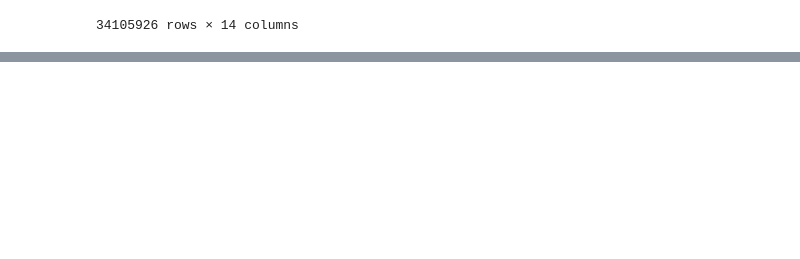
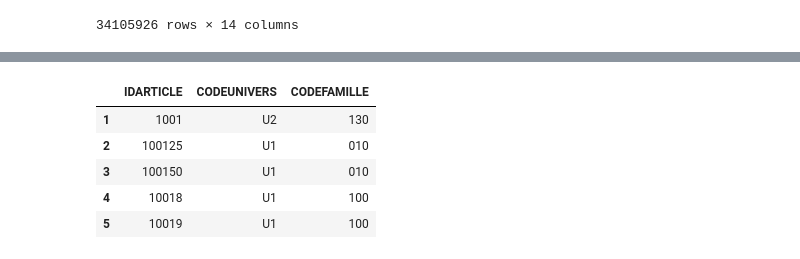
Before and after one commit to KBL78110/Retail_Customer_Retention, a Jupyter notebook: NOTEBOOK_MERGED_CLIENT_FINAL_BOTANIC.ipynb, the cells around one changed output, grey strips where cells are left out. Cells and saved outputs as stored; diff of their text form; code cells hidden in the pictures; blank space fills up the shorter version.

```diff
--- a/NOTEBOOK_MERGED_CLIENT_FINAL_BOTANIC.ipynb
+++ b/NOTEBOOK_MERGED_CLIENT_FINAL_BOTANIC.ipynb
@@ -143,0 +153,9 @@ data_merged
+# %%
+data4.head()
+# %% [output]
+|  | IDARTICLE | CODEUNIVERS | CODEFAMILLE |
+| 1 | 1001 | U2 | 130 |
+| 2 | 100125 | U1 | 010 |
+| 3 | 100150 | U1 | 010 |
+| 4 | 10018 | U1 | 100 |
+| 5 | 10019 | U1 | 100 |
```
Also changed, not shown: parts of 9 cells of this notebook, 1 other file.
